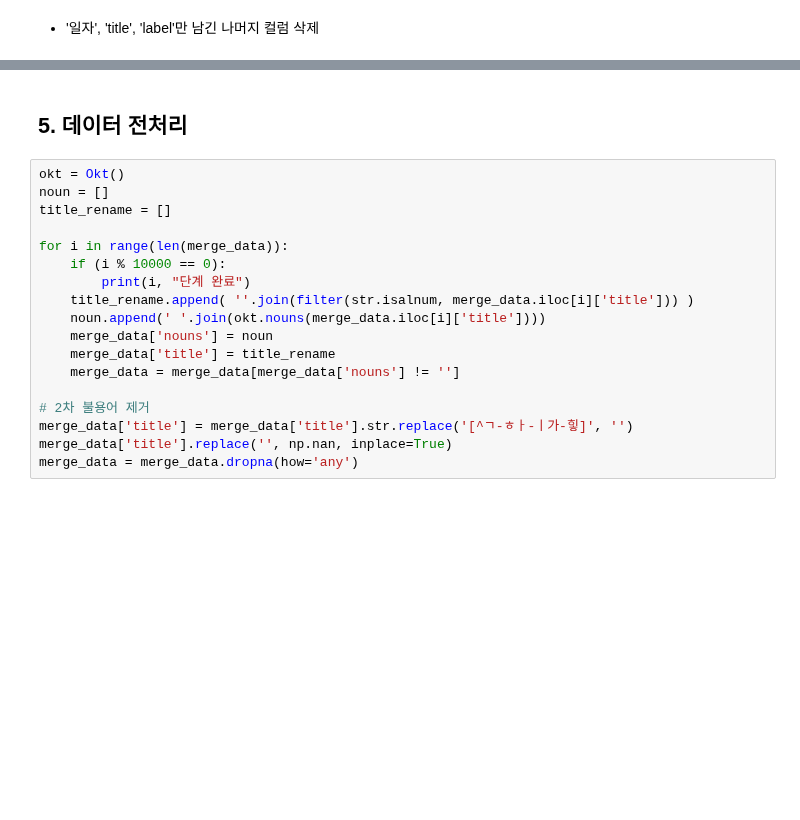
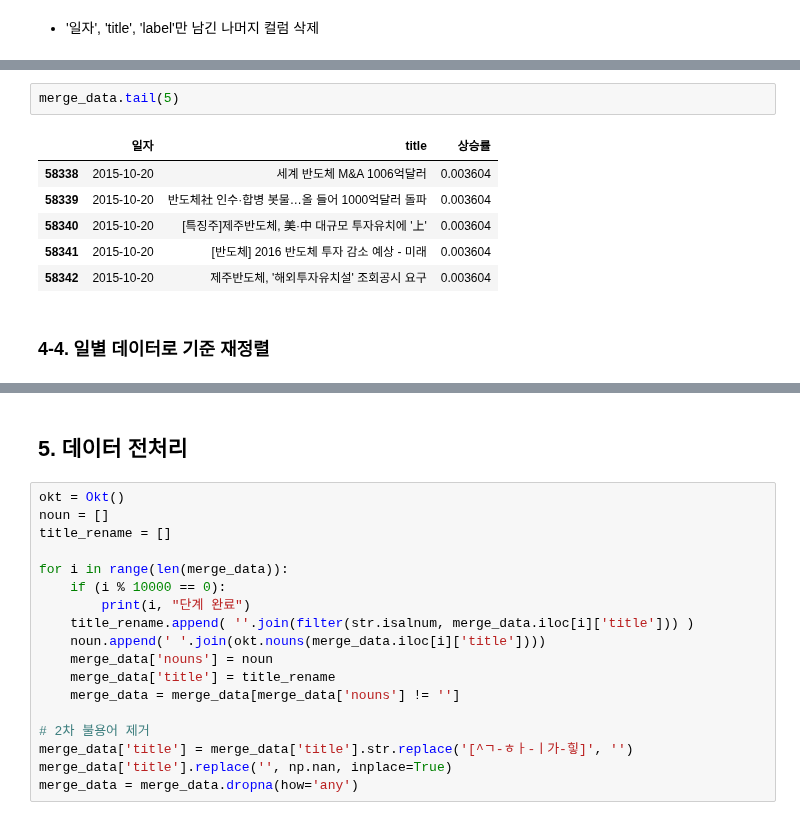
Before and after one commit to youngai1112/HK_Project, a Jupyter notebook: 7.1_뉴스데이터감성분석/01_뉴스데이터감성분석.ipynb, the cells around one changed output, grey strips where cells are left out. Cells and saved outputs as stored; diff of their text form; blank space fills up the shorter version.

```diff
--- a/7.1_뉴스데이터감성분석/01_뉴스데이터감성분석.ipynb
+++ b/7.1_뉴스데이터감성분석/01_뉴스데이터감성분석.ipynb
@@ -415,0 +418,11 @@ merge_data.head(2)
+# %%
+merge_data.tail(5)
+# %% [output]
+|  | 일자 | title | 상승률 |
+| 58338 | 2015-10-20 | 세계 반도체 M&A 1006억달러 | 0.003604 |
+| 58339 | 2015-10-20 | 반도체社 인수·합병 봇물…올 들어 1000억달러 돌파 | 0.003604 |
+| 58340 | 2015-10-20 | [특징주]제주반도체, 美·中 대규모 투자유치에 '上' | 0.003604 |
+| 58341 | 2015-10-20 | [반도체] 2016 반도체 투자 감소 예상 - 미래 | 0.003604 |
+| 58342 | 2015-10-20 | 제주반도체, '해외투자유치설' 조회공시 요구 | 0.003604 |
+# %% [markdown]
+### 4-4. 일별 데이터로 기준 재정렬
```
Also changed, not shown: parts of 10 cells of this notebook.
